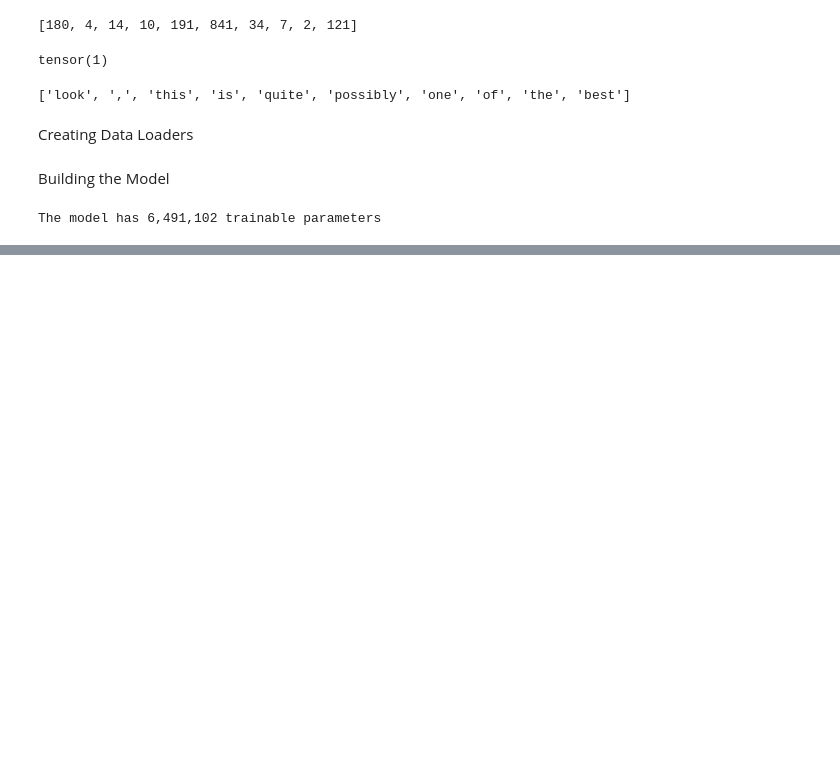
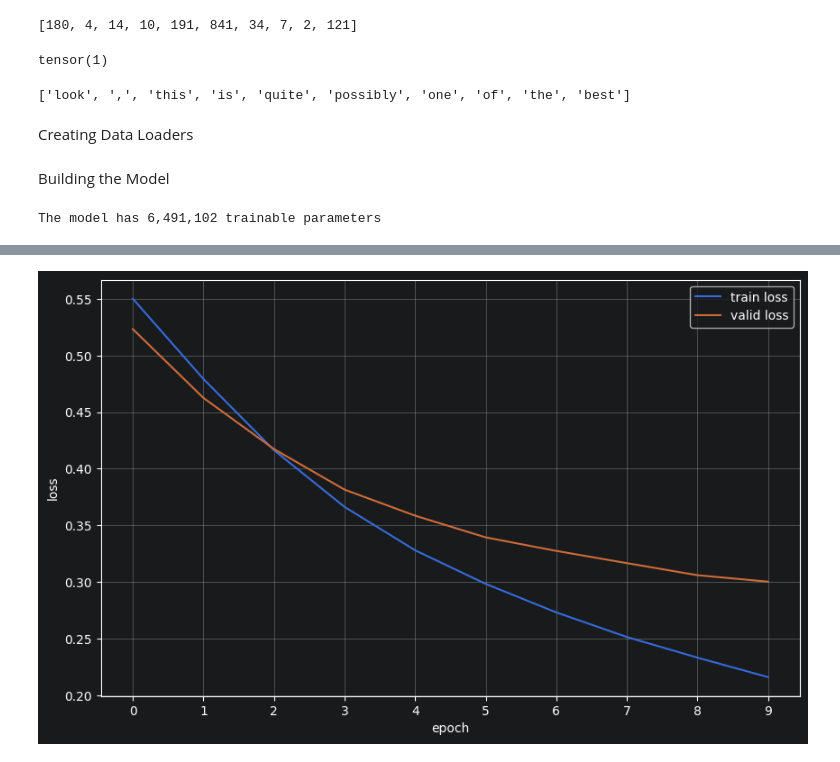
Before and after one commit to Tb2019/sentiment-analysis, a Jupyter notebook: Neural Bag of Words.ipynb, the cells around one changed output, grey strips where cells are left out. Saved outputs shown, nothing was run; the diff lists cells and outputs as text; code cells hidden in the pictures; blank space fills up the shorter version.

```diff
--- a/Neural Bag of Words.ipynb
+++ b/Neural Bag of Words.ipynb
@@ -287,0 +391,15 @@ KeyboardInterrupt:
+# %%
+def evaluate(data_loader, model, criterion, device):
+    model.eval()
+    epoch_loss = []
+    epoch_accs = []
+    with torch.no_grad():
+        for batch in tqdm.tqdm(data_loader, desc='evaluating...'):
+            ids = batch['ids'].to(device)
+            label = batch['label'].to(device)
+            prediction = model(ids)
+            loss = criterion(prediction, label)
+            accuracy = get_accuracy(prediction, label)
+            epoch_loss.append(loss.item())
+            epoch_accs.append(accuracy.item())
+    return np.mean(epoch_loss), np.mean(epoch_accs)
@@ -287,0 +413,19 @@ KeyboardInterrupt:
+# %%
+n_epochs = 10
+best_valid_loss = float('inf')
+
+metrics = collections.defaultdict(list)
+
+for epoch in range(n_epochs):
+    train_loss, train_acc = train(train_data_loader, model, criterion, optimizer, device)
+    valid_loss, valid_acc = evaluate(valid_data_loader, model, criterion, device)
+    metrics['train_loss'].append(train_loss)
+    metrics['train_acc'].append(train_acc)
+    metrics['valid_loss'].append(valid_loss)
+    metrics['valid_acc'].append(valid_acc)
+    if valid_loss < best_valid_loss:
+        best_valid_loss = valid_loss
+        torch.save(model.state_dict(), './best_model/nbow.pt')
+    print(f'epoch: {epoch+1}')
+    print(f'train_loss: {train_loss:.3f}, train_acc: {train_acc:.3f}')
+    print(f'valid_loss: {valid_loss:.3f}, valid_acc: {valid_acc:.3f}')
@@ -287,0 +463,12 @@ KeyboardInterrupt:
+# %%
+fig = plt.figure(figsize=(10, 6))
+ax = fig.add_subplot(1,1,1)
+ax.plot(metrics['train_loss'], label='train loss')
+ax.plot(metrics['valid_loss'], label='valid loss')
+ax.set_xlabel('epoch')
+ax.set_ylabel('loss')
+ax.set_xticks(range(n_epochs))
+ax.legend()
+ax.grid()
+# %% [output]
+[figure, added]
```
Also changed, not shown: parts of 28 cells of this notebook.
